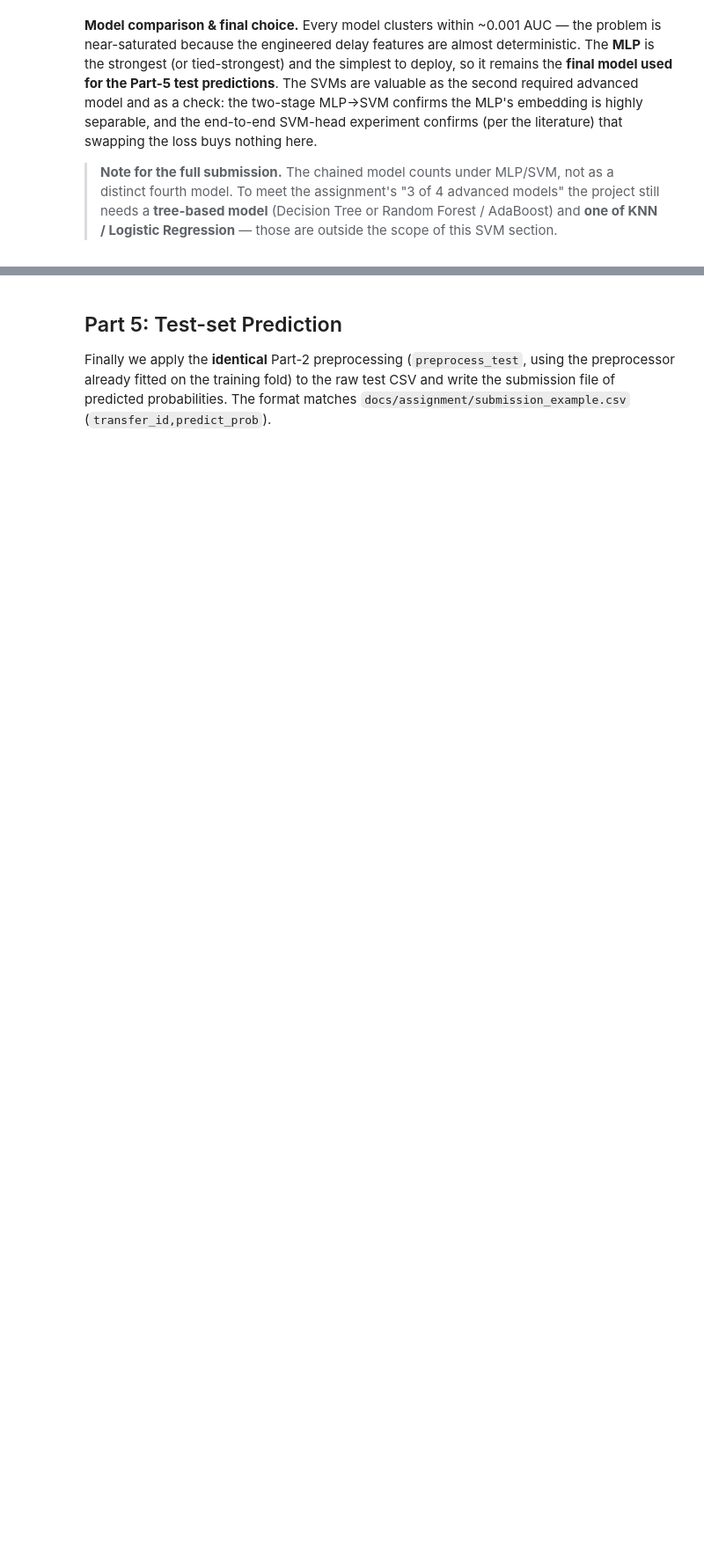
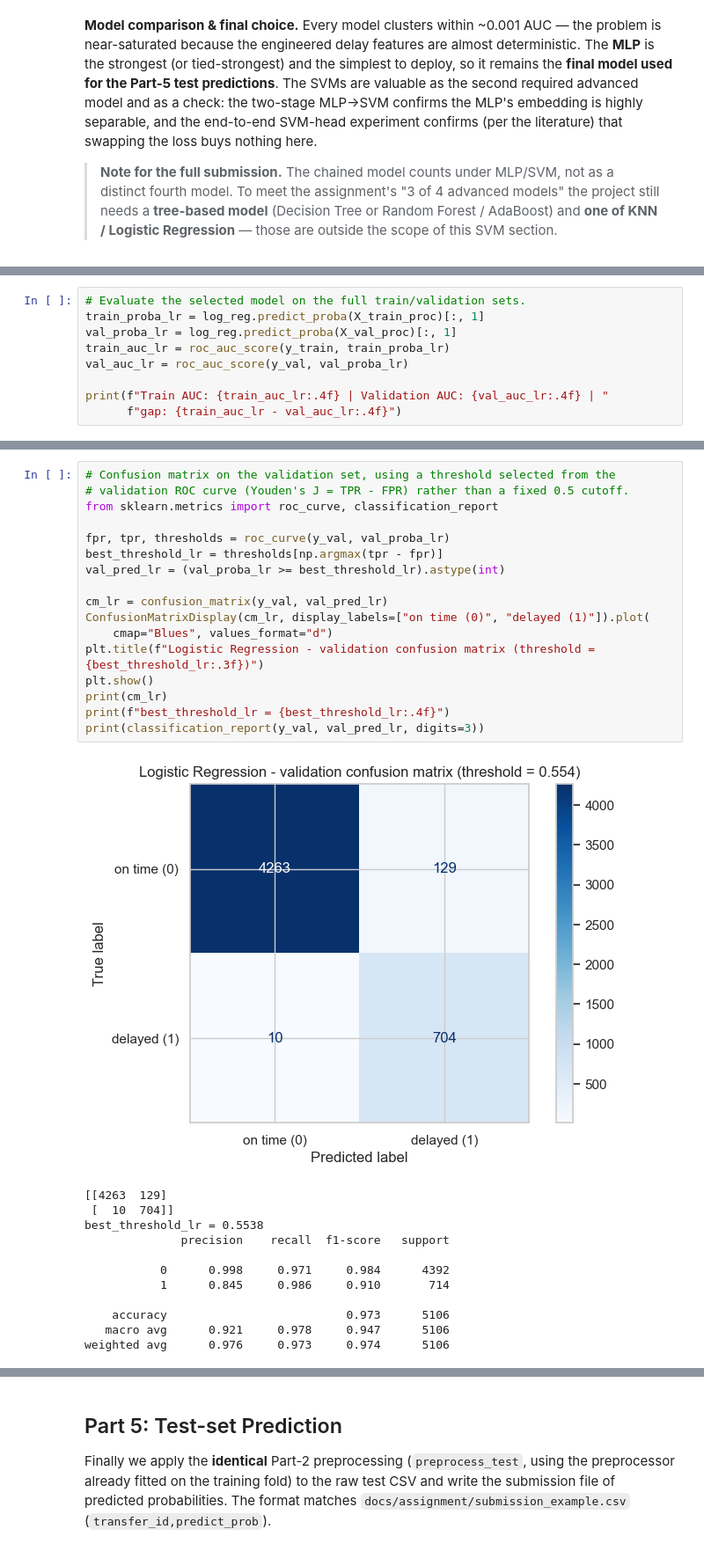
Before and after one commit to tomerbd007/LogisticsTransferPrediction, a Jupyter notebook: main.ipynb, the cells around one changed output, grey strips where cells are left out. Shown at 88% size. Cells and saved outputs as stored; diff of their text form; blank space fills up the shorter version.

Commit message:
logistic regression

```diff
--- a/main.ipynb
+++ b/main.ipynb
@@ -2316,0 +2466,9 @@ SVM-head experiment confirms (per the literature) that swapping the loss buys no
+# %%
+# Evaluate the selected model on the full train/validation sets.
+train_proba_lr = log_reg.predict_proba(X_train_proc)[:, 1]
+val_proba_lr = log_reg.predict_proba(X_val_proc)[:, 1]
+train_auc_lr = roc_auc_score(y_train, train_proba_lr)
+val_auc_lr = roc_auc_score(y_val, val_proba_lr)
+
+print(f"Train AUC: {train_auc_lr:.4f} | Validation AUC: {val_auc_lr:.4f} | "
+      f"gap: {train_auc_lr - val_auc_lr:.4f}")
@@ -2316,0 +2479,30 @@ SVM-head experiment confirms (per the literature) that swapping the loss buys no
+# %%
+# Confusion matrix on the validation set, using a threshold selected from the
+# validation ROC curve (Youden's J = TPR - FPR) rather than a fixed 0.5 cutoff.
+from sklearn.metrics import roc_curve, classification_report
+
+fpr, tpr, thresholds = roc_curve(y_val, val_proba_lr)
+best_threshold_lr = thresholds[np.argmax(tpr - fpr)]
+val_pred_lr = (val_proba_lr >= best_threshold_lr).astype(int)
+
+cm_lr = confusion_matrix(y_val, val_pred_lr)
+ConfusionMatrixDisplay(cm_lr, display_labels=["on time (0)", "delayed (1)"]).plot(
+    cmap="Blues", values_format="d")
+plt.title(f"Logistic Regression - validation confusion matrix (threshold = {best_threshold_lr:.3f})")
+plt.show()
+print(cm_lr)
+print(f"best_threshold_lr = {best_threshold_lr:.4f}")
+print(classification_report(y_val, val_pred_lr, digits=3))
+# %% [output]
+[figure, added]
+[[4263  129]
+ [  10  704]]
+best_threshold_lr = 0.5538
+              precision    recall  f1-score   support
+
+           0      0.998     0.971     0.984      4392
+           1      0.845     0.986     0.910       714
+
+    accuracy                          0.973      5106
+   macro avg      0.921     0.978     0.947      5106
+weighted avg      0.976     0.973     0.974      5106
```
Also changed, not shown: parts of 32 cells of this notebook.
